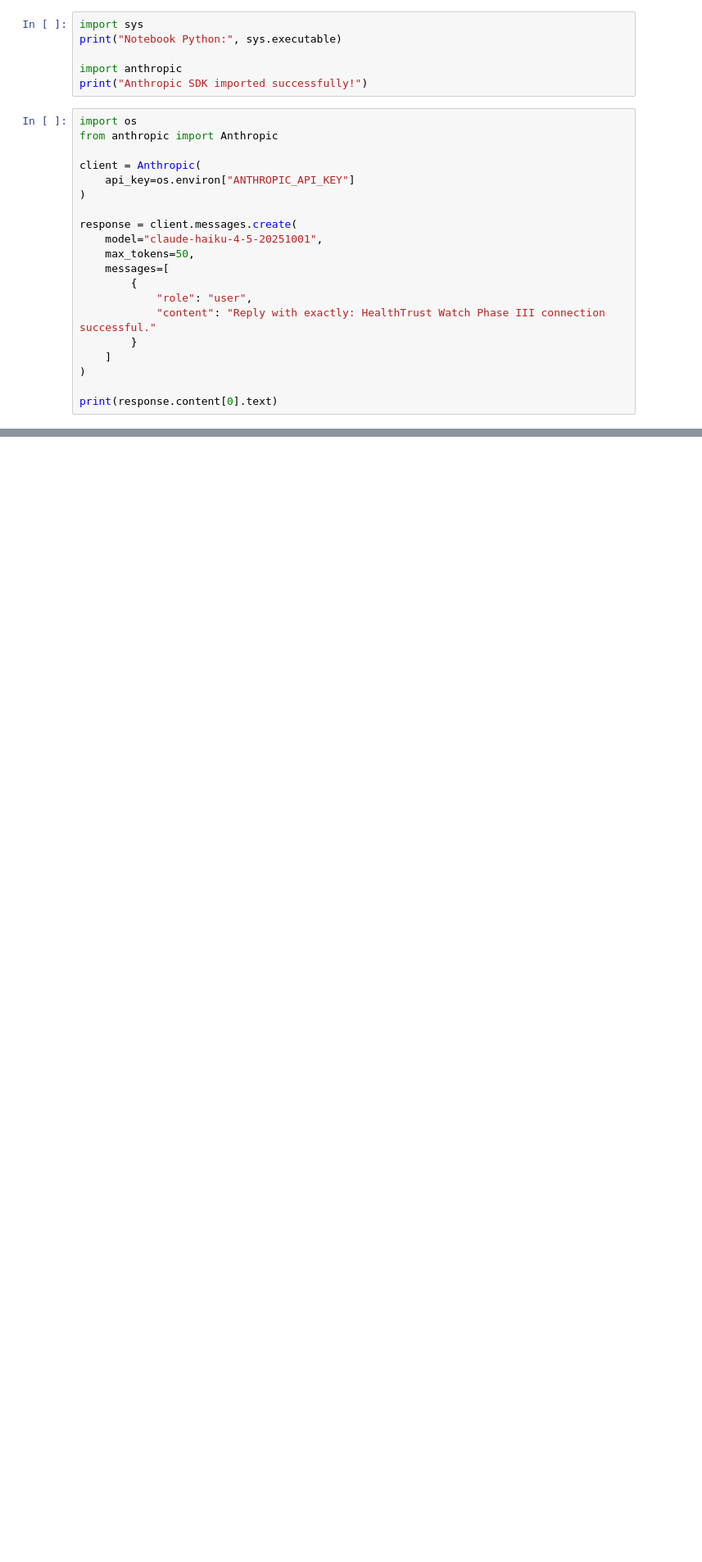
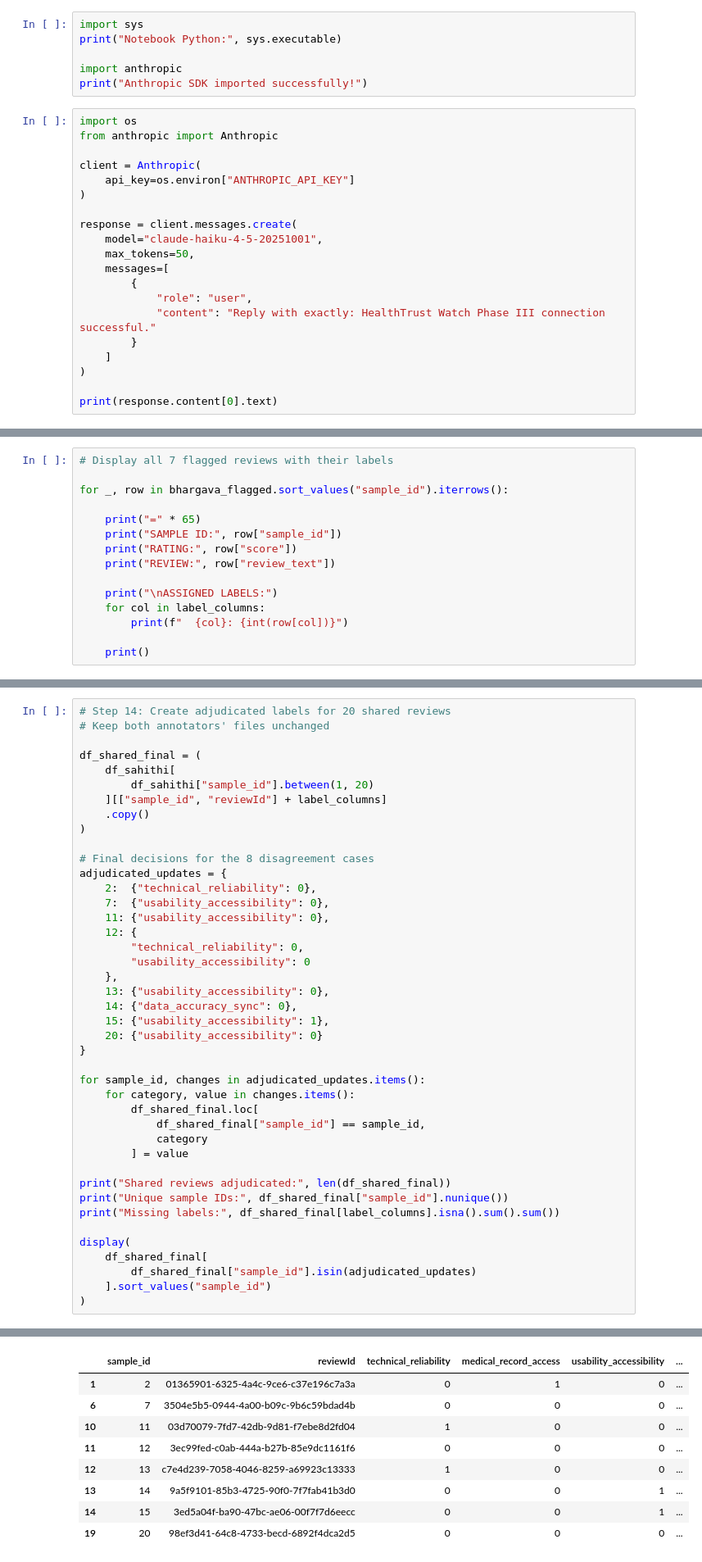
Before and after one commit to sahaiml149/HealthTrust-Watch, a Jupyter notebook: notebooks/ProjectphaseIII.ipynb, the cells around one changed output, grey strips where cells are left out. Shown at 82% size. Drawn from its saved outputs; the diff is of its cells as text; blank space fills up the shorter version.

Commit message:
Finalize HealthTrust Watch report and Claude evaluation

```diff
--- a/notebooks/ProjectphaseIII.ipynb
+++ b/notebooks/ProjectphaseIII.ipynb
@@ -43,0 +1192,15 @@ print(response.content[0].text)
+# %%
+# Display all 7 flagged reviews with their labels
+
+for _, row in bhargava_flagged.sort_values("sample_id").iterrows():
+
+    print("=" * 65)
+    print("SAMPLE ID:", row["sample_id"])
+    print("RATING:", row["score"])
+    print("REVIEW:", row["review_text"])
+
+    print("\nASSIGNED LABELS:")
+    for col in label_columns:
+        print(f"  {col}: {int(row[col])}")
+
+    print()
@@ -43,0 +1526,43 @@ print(response.content[0].text)
+# %%
+# Step 14: Create adjudicated labels for 20 shared reviews
+# Keep both annotators' files unchanged
+
+df_shared_final = (
+    df_sahithi[
+        df_sahithi["sample_id"].between(1, 20)
+    ][["sample_id", "reviewId"] + label_columns]
+    .copy()
+)
+
+# Final decisions for the 8 disagreement cases
+adjudicated_updates = {
+    2:  {"technical_reliability": 0},
+    7:  {"usability_accessibility": 0},
+    11: {"usability_accessibility": 0},
+    12: {
+        "technical_reliability": 0,
+        "usability_accessibility": 0
+    },
+    13: {"usability_accessibility": 0},
+    14: {"data_accuracy_sync": 0},
+    15: {"usability_accessibility": 1},
+    20: {"usability_accessibility": 0}
+}
+
+for sample_id, changes in adjudicated_updates.items():
+    for category, value in changes.items():
+        df_shared_final.loc[
+            df_shared_final["sample_id"] == sample_id,
+            category
+        ] = value
+
+print("Shared reviews adjudicated:", len(df_shared_final))
+print("Unique sample IDs:", df_shared_final["sample_id"].nunique())
+print("Missing labels:", df_shared_final[label_columns].isna().sum().sum())
+
+display(
+    df_shared_final[
+        df_shared_final["sample_id"].isin(adjudicated_updates)
+    ].sort_values("sample_id")
+)
+# %% [output]
@@ -43,0 +1572,9 @@ print(response.content[0].text)
+|  | sample_id | reviewId | technical_reliability | medical_record_access | usability_accessibility | ... |
+| 1 | 2 | 01365901-6325-4a4c-9ce6-c37e196c7a3a | 0 | 1 | 0 | ... |
+| 6 | 7 | 3504e5b5-0944-4a00-b09c-9b6c59bdad4b | 0 | 0 | 0 | ... |
+| 10 | 11 | 03d70079-7fd7-42db-9d81-f7ebe8d2fd04 | 1 | 0 | 0 | ... |
+| 11 | 12 | 3ec99fed-c0ab-444a-b27b-85e9dc1161f6 | 0 | 0 | 0 | ... |
+| 12 | 13 | c7e4d239-7058-4046-8259-a69923c13333 | 1 | 0 | 0 | ... |
+| 13 | 14 | 9a5f9101-85b3-4725-90f0-7f7fab41b3d0 | 0 | 0 | 1 | ... |
+| 14 | 15 | 3ed5a04f-ba90-47bc-ae06-00f7f7d6eecc | 0 | 0 | 1 | ... |
+| 19 | 20 | 98ef3d41-64c8-4733-becd-6892f4dca2d5 | 0 | 0 | 0 | ... |
```
Also changed, not shown: parts of 100 cells of this notebook, 35 other files.
